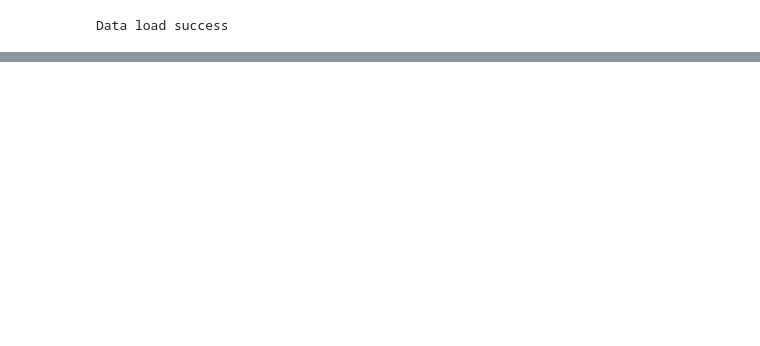
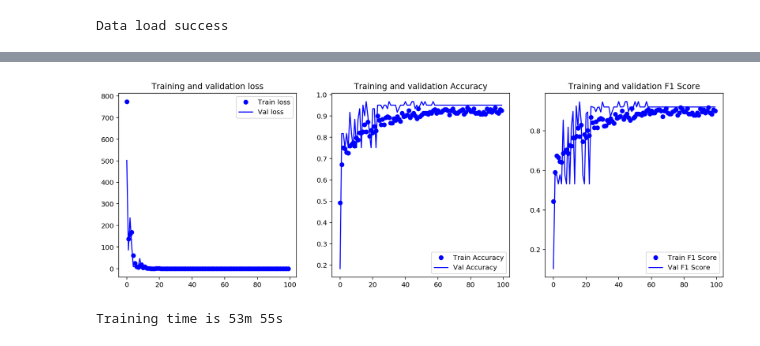
Before and after one commit to libingbingdev/Alzheimer, a Jupyter notebook: Base3DModel.ipynb, the cells around one changed output, grey strips where cells are left out. Saved outputs shown, nothing was run; the diff lists cells and outputs as text; code cells hidden in the pictures; blank space fills up the shorter version.

```diff
--- a/Base3DModel.ipynb
+++ b/Base3DModel.ipynb
@@ -144,8 +120,8 @@ X_train, X_val, y_train, y_val = train_test_split(help.features,help.labels['lab
 train_datasets = MyDataset(datas=X_train,labels=y_train,shape=3,input_D=help.input_D,input_H=help.input_H,input_W=help.input_W,phase='train')
 val_datasets = MyDataset(datas=X_val,labels=y_val,shape=3,input_D=help.input_D,input_H=help.input_H,input_W=help.input_W,phase='train')
 
-train_loader = torch.utils.data.DataLoader(dataset=train_datasets, batch_size=2, shuffle=True)
-val_loader = torch.utils.data.DataLoader(dataset=val_datasets, batch_size=1, shuffle=False)
+train_loader = torch.utils.data.DataLoader(dataset=train_datasets, batch_size=8, shuffle=True)
+val_loader = torch.utils.data.DataLoader(dataset=val_datasets, batch_size=4, shuffle=False)
 print("Data load success")
 # %% [output]
 Data load success
@@ -155,5 +149,5 @@ basemodel_3d
 # %%
-epochs = 20
+epochs = 100
 optimizer = optim.Adam(basemodel_3d.parameters(), lr=0.01)
 scheduler = optim.lr_scheduler.ExponentialLR(optimizer, gamma=0.9)
 help.train_data(basemodel_3d,train_loader,val_loader,epochs,optimizer,scheduler,help.criterion,help.basemodel_3d_checkpoint_path,help.device)
@@ -178,3 +172,5 @@ Epochs: 20/20... Trianing Loss:0.193... Val Loss:0.330... Val Accuracy:0.817
+[figure, added]
+Training time is 53m 55s
 # %%
 loadmodel = help.load_checkpoint(help.basemodel_3d_checkpoint_path,'basemodel_3d',help.device)
 # %%
```
Also changed, not shown: parts of 8 cells of this notebook, 11 other files.
